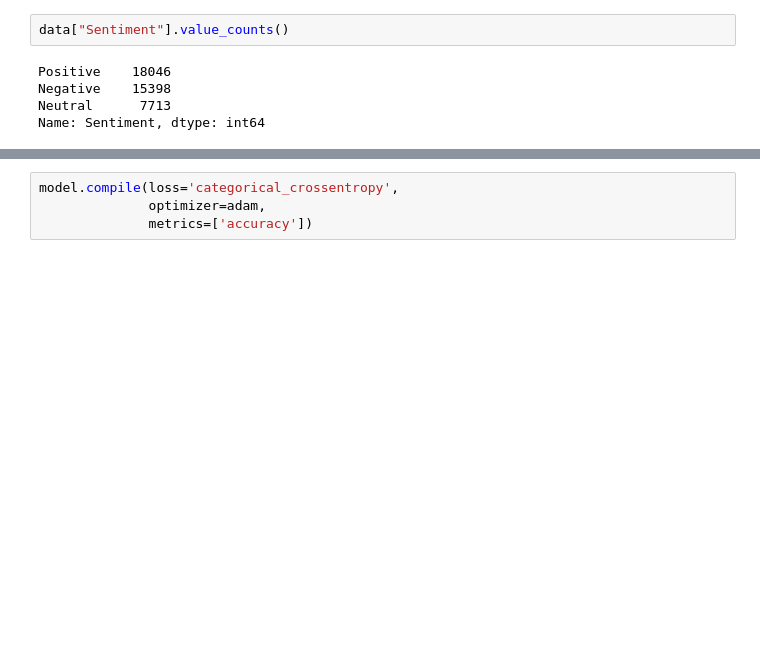
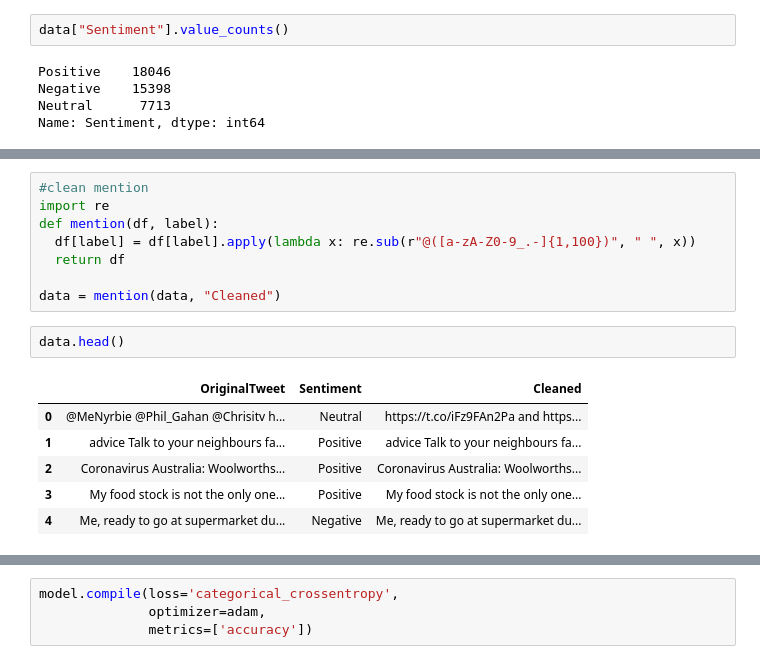
Before and after one commit to levinaanora/Corona-Virus-Tweet-NLP, a Jupyter notebook: Coronavirus_tweets_NLP.ipynb, the cells around one changed output, grey strips where cells are left out. Drawn from its saved outputs; the diff is of its cells as text; blank space fills up the shorter version.

```diff
--- a/Coronavirus_tweets_NLP.ipynb
+++ b/Coronavirus_tweets_NLP.ipynb
@@ -128,0 +115,17 @@ y_test  = to_categorical(y_test, 3)
+# %%
+#clean mention
+import re
+def mention(df, label):
+  df[label] = df[label].apply(lambda x: re.sub(r"@([a-zA-Z0-9_.-]{1,100})", " ", x))
+  return df
+
+data = mention(data, "Cleaned")
+# %%
+data.head()
+# %% [output]
+|  | OriginalTweet | Sentiment | Cleaned |
+| 0 | @MeNyrbie @Phil_Gahan @Chrisitv h... | Neutral | https://t.co/iFz9FAn2Pa and https... |
+| 1 | advice Talk to your neighbours fa... | Positive | advice Talk to your neighbours fa... |
+| 2 | Coronavirus Australia: Woolworths... | Positive | Coronavirus Australia: Woolworths... |
+| 3 | My food stock is not the only one... | Positive | My food stock is not the only one... |
+| 4 | Me, ready to go at supermarket du... | Negative | Me, ready to go at supermarket du... |
```
Also changed, not shown: parts of 28 cells of this notebook.
